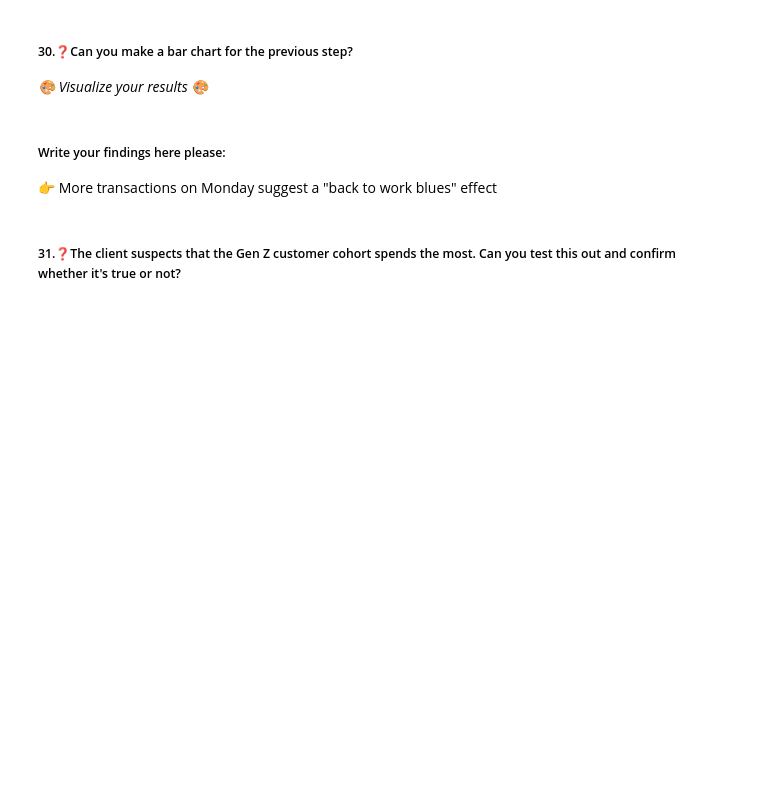
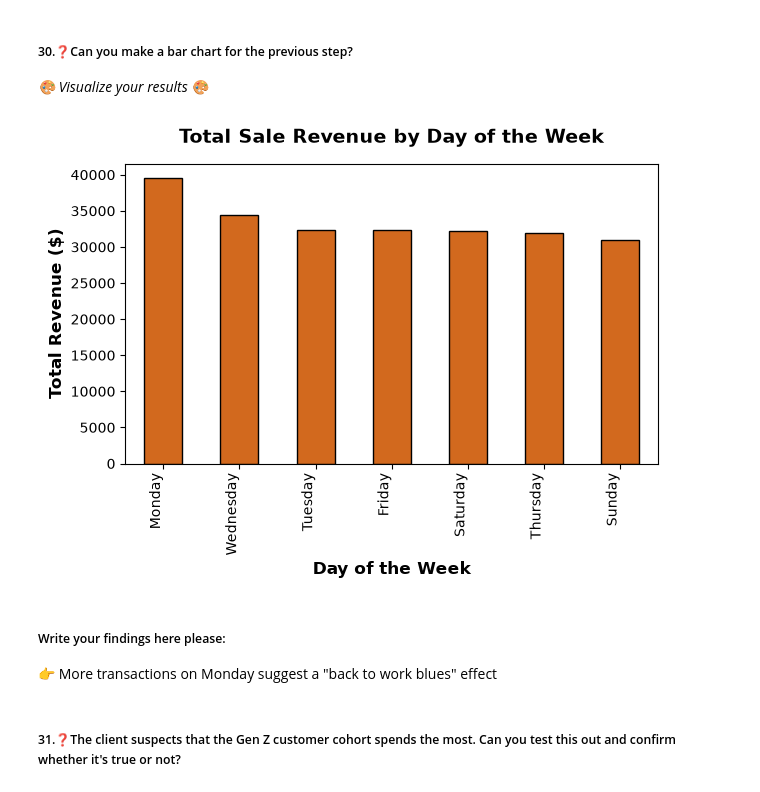
Before and after one commit to OhoodMajed/labs, a Jupyter notebook: 3.13 Data Exploration Lab/Lab_Data_Exploration_Python-HMA-v.2.1.ipynb, the cells around one changed output. Drawn from its saved outputs; the diff is of its cells as text; code cells hidden in the pictures; blank space fills up the shorter version.

```diff
--- a/3.13 Data Exploration Lab/Lab_Data_Exploration_Python-HMA-v.2.1.ipynb
+++ b/3.13 Data Exploration Lab/Lab_Data_Exploration_Python-HMA-v.2.1.ipynb
@@ -242,2 +490,6 @@ _🎨 Visualize your results 🎨_
 # %% [markdown]
 ##### 28.❓Create a column that shows the transaction_day
+# %%
+coffee_df['transaction_day'] = coffee_df['transaction_date'].dt.day_name()# to show day name
+#if we want ro show the num od day coffee_df['transaction_day'] = coffee_df['transaction_date'].dt.day
+coffee_df.head(90)
@@ -248,6 +529,23 @@ _🎨 Visualize your results 🎨_
 ##### 30.❓Can you make a bar chart for the previous step?
 
 _🎨 Visualize your results 🎨_
+# %%
+day_revenue = coffee_df.groupby('transaction_day')['line_item_amount'].sum().sort_values(ascending=False)
+
+ax = day_revenue.plot(kind='bar', color='chocolate', edgecolor='black')
+
+plt.title('Total Sale Revenue by Day of the Week', fontsize=14, fontweight='bold', pad=15)
+plt.xlabel('Day of the Week', fontsize=12, fontweight='bold')
+plt.ylabel('Total Revenue ($)', fontsize=12, fontweight='bold')
+
+plt.xticks(rotation=90, ha='right', fontsize=10)
+plt.yticks(fontsize=10)
+
+plt.tight_layout()
+
+plt.show()
+# %% [output]
+[figure, added]
 # %% [markdown]
 ##### Write your findings here please:
 👉 More transactions on Monday suggest a "back to work blues" effect
```
Also changed, not shown: parts of 56 cells of this notebook.
